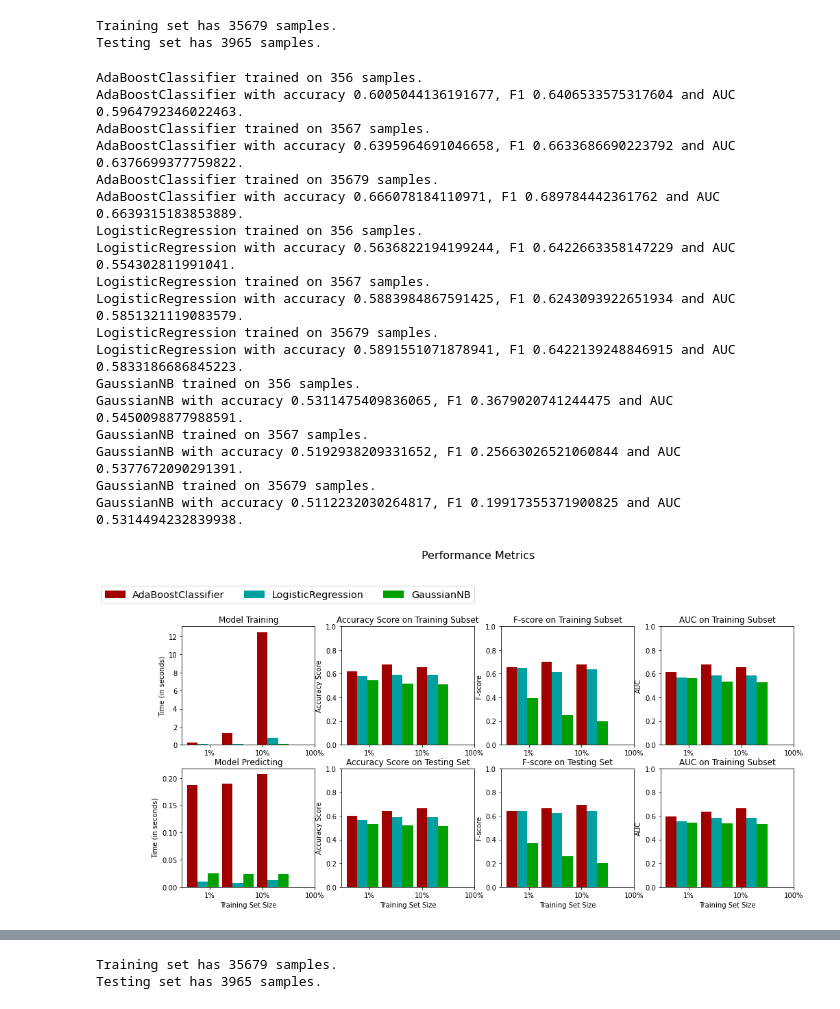
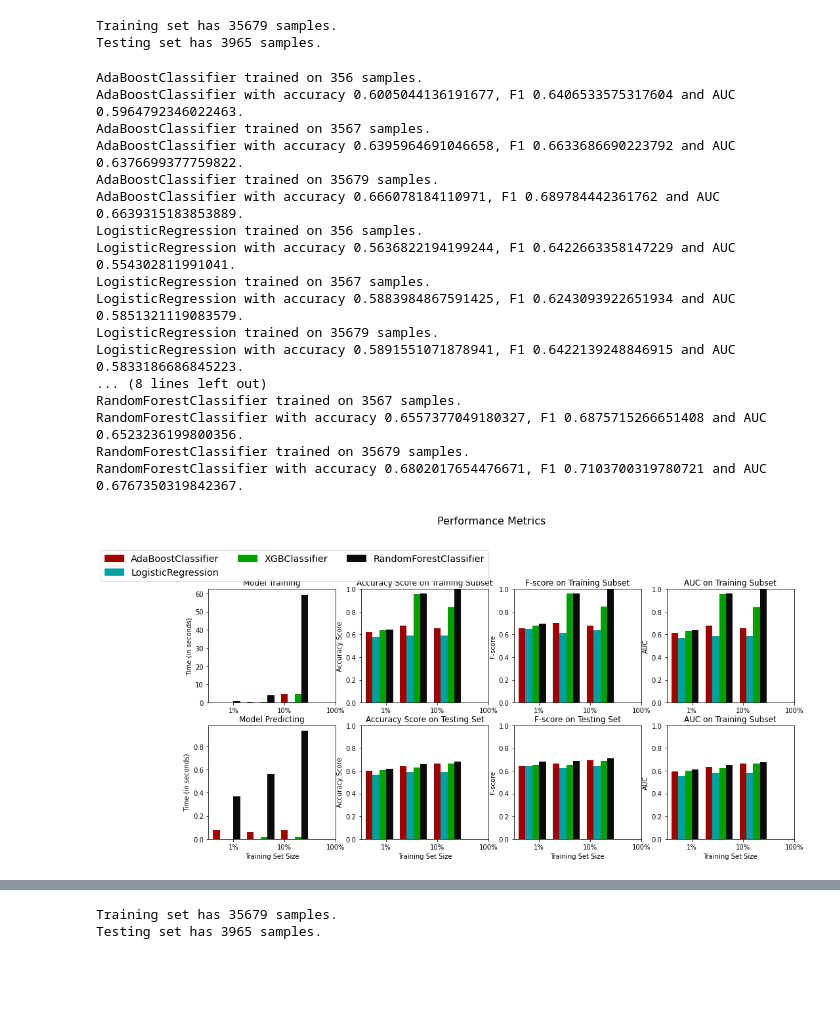
Before and after one commit to bhanu-kanamarlapudi/OnlineNewsPopularity_GA, a Jupyter notebook: GAbasedFS.ipynb, the cells around one changed output, grey strips where cells are left out. Drawn from its saved outputs; the diff is of its cells as text; code cells hidden in the pictures; blank space fills up the shorter version.

```diff
--- a/GAbasedFS.ipynb
+++ b/GAbasedFS.ipynb
@@ -51,8 +52,8 @@ Name:  shares, dtype: float64
 # %%
 label_encoder = preprocessing.LabelEncoder()
 popular_label = pd.Series(label_encoder.fit_transform(popularity_raw>=1400))
-features_raw = data.drop(['url',data.keys()[1],data.keys()[-1]], axis=1)
-display(features_raw.head())
+features_raw = data.drop([data.keys()[0],data.keys()[1],data.keys()[-1]], axis=1)
+features_raw.head()
 # %% [output]
 |  | n_tokens_title | n_tokens_content | n_unique_tokens | n_non_stop_words | n_non_stop_unique_tokens | num_hrefs | ... |
 | 0 | 12.0 | 219.0 | 0.663594 | 1.0 | 0.815385 | 4.0 | ... |
@@ -179,7 +180,7 @@ def evaluate(results):
     fig, ax = plt.subplots(2, 4, figsize = (16,7))
 
     # Constants
-    bar_width = 0.3
+    bar_width = 0.2
     colors = ['#A00000','#00A0A0','#00A000',"#0A0A0A"]
 
     # Super loop to plot four panels of data
@@ -190,7 +191,7 @@ def evaluate(results):
 
                 # Creative plot code
                 ax[j//4, j%4].bar(i+k*bar_width, results[learner][i][metric], width = bar_width, color = colors[k])
-                ax[j//4, j%4].set_xticks([0.5, 2, 3.5])
+                ax[j//4, j%4].set_xticks([0.5, 2.0, 3.5])
                 ax[j//4, j%4].set_xticklabels(["1%", "10%", "100%"])
                 ax[j//4, j%4].set_xlim(auto=True)
 
@@ -246,39 +247,39 @@ Testing set has 3965 samples.
 # %%
 clf_A = AdaBoostClassifier(random_state=0)
 clf_B = LogisticRegression(random_state=0,C=1.0)
-clf_C = GaussianNB()
+clf_C = xgboost.XGBClassifier(eval_metric='mlogloss')
+clf_D = RandomForestClassifier(random_state=0, n_estimators=500)
 
 # Calculate the number of samples for 1%, 10%, and 100% of the training data
 samples_1 = int(X_train.shape[0]*0.01)
 samples_10 = int(X_train.shape[0]*0.1)
 samples_100 = X_train.shape[0]
 
 # Collect results on the learners
 results = {}
-for clf in [clf_A, clf_B, clf_C]:
+for clf in [clf_A, clf_B, clf_C,clf_D]:
     clf_name = clf.__class__.__name__
     results[clf_name] = {}
     for i, samples in enumerate([samples_1, samples_10, samples_100]):
         results[clf_name][i] = train_predict(clf, samples, X_train, y_train, X_test, y_test)
 # Run metrics visualization for the three supervised learning models chosen
 evaluate(results)
 # %% [output]
 AdaBoostClassifier trained on 356 samples.
 AdaBoostClassifier with accuracy 0.6005044136191677, F1 0.6406533575317604 and AUC 0.5964792346022463.
 AdaBoostClassifier trained on 3567 samples.
 AdaBoostClassifier with accuracy 0.6395964691046658, F1 0.6633686690223792 and AUC 0.6376699377759822.
 AdaBoostClassifier trained on 35679 samples.
 AdaBoostClassifier with accuracy 0.666078184110971, F1 0.689784442361762 and AUC 0.6639315183853889.
 LogisticRegression trained on 356 samples.
 LogisticRegression with accuracy 0.5636822194199244, F1 0.6422663358147229 and AUC 0.554302811991041.
 LogisticRegression trained on 3567 samples.
 LogisticRegression with accuracy 0.5883984867591425, F1 0.6243093922651934 and AUC 0.5851321119083579.
 LogisticRegression trained on 35679 samples.
 LogisticRegression with accuracy 0.5891551071878941, F1 0.6422139248846915 and AUC 0.5833186686845223.
-GaussianNB trained on 356 samples.
-GaussianNB with accuracy 0.5311475409836065, F1 0.3679020741244475 and AUC 0.5450098877988591.
-GaussianNB trained on 3567 samples.
-GaussianNB with accuracy 0.5192938209331652, F1 0.25663026521060844 and AUC 0.5377672090291391.
-GaussianNB trained on 35679 samples.
-GaussianNB with accuracy 0.5112232030264817, F1 0.19917355371900825 and AUC 0.5314494232839938.
+... (8 lines left out)
+RandomForestClassifier trained on 3567 samples.
+RandomForestClassifier with accuracy 0.6557377049180327, F1 0.6875715266651408 and AUC 0.6523236199800356.
+RandomForestClassifier trained on 35679 samples.
+RandomForestClassifier with accuracy 0.6802017654476671, F1 0.7103700319780721 and AUC 0.6767350319842367.
-[figure, old version]
+[figure, new version]
```
Also changed, not shown: parts of 29 cells of this notebook, 4 other files.
